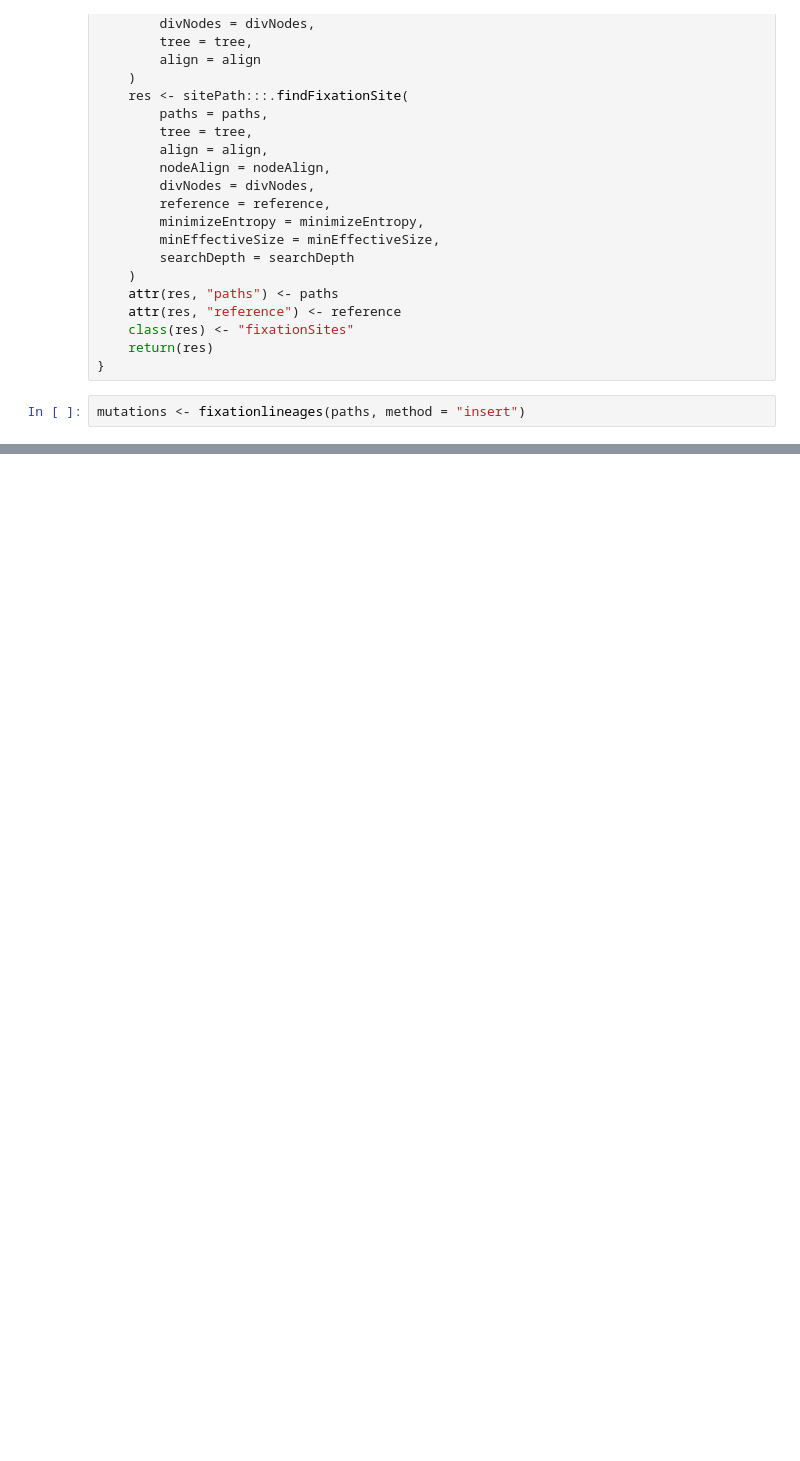
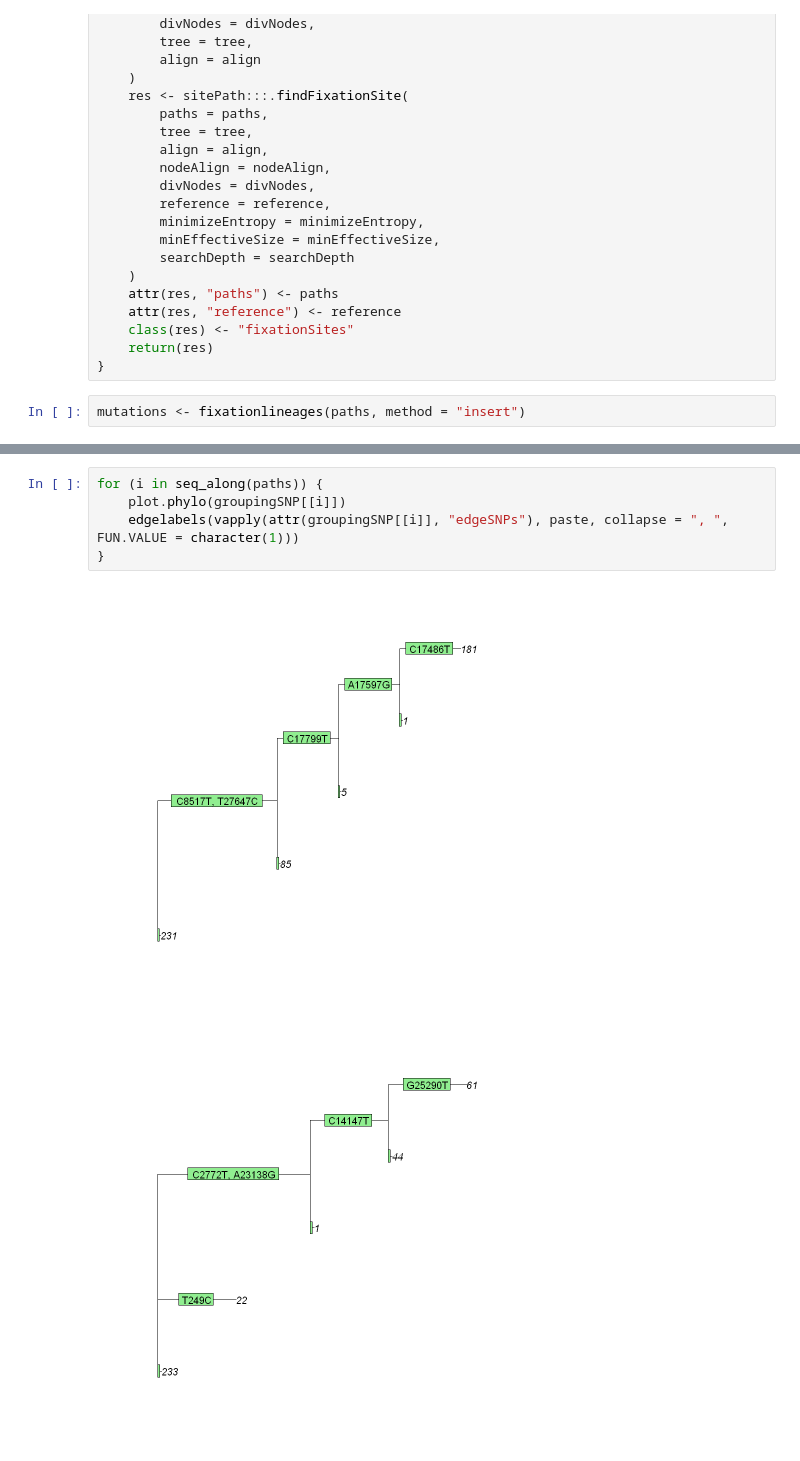
Before and after one commit to Takkoona/phyloColoring, a Jupyter notebook: 3_visualization.ipynb, the cells around one changed output, grey strips where cells are left out. Drawn from its saved outputs; the diff is of its cells as text; blank space fills up the shorter version.

```diff
--- a/3_visualization.ipynb
+++ b/3_visualization.ipynb
@@ -257,3 +243,11 @@ groupingSNP <- lapply(grouping, function (gp) {
     class(res) <- "phylo"
     return(res)
 })
+# %%
+for (i in seq_along(paths)) {
+    plot.phylo(groupingSNP[[i]])
+    edgelabels(vapply(attr(groupingSNP[[i]], "edgeSNPs"), paste, collapse = ", ", FUN.VALUE = character(1)))
+}
+# %% [output]
+[figure, added]
+[figure, added]
```
Also changed, not shown: parts of 19 cells of this notebook.
